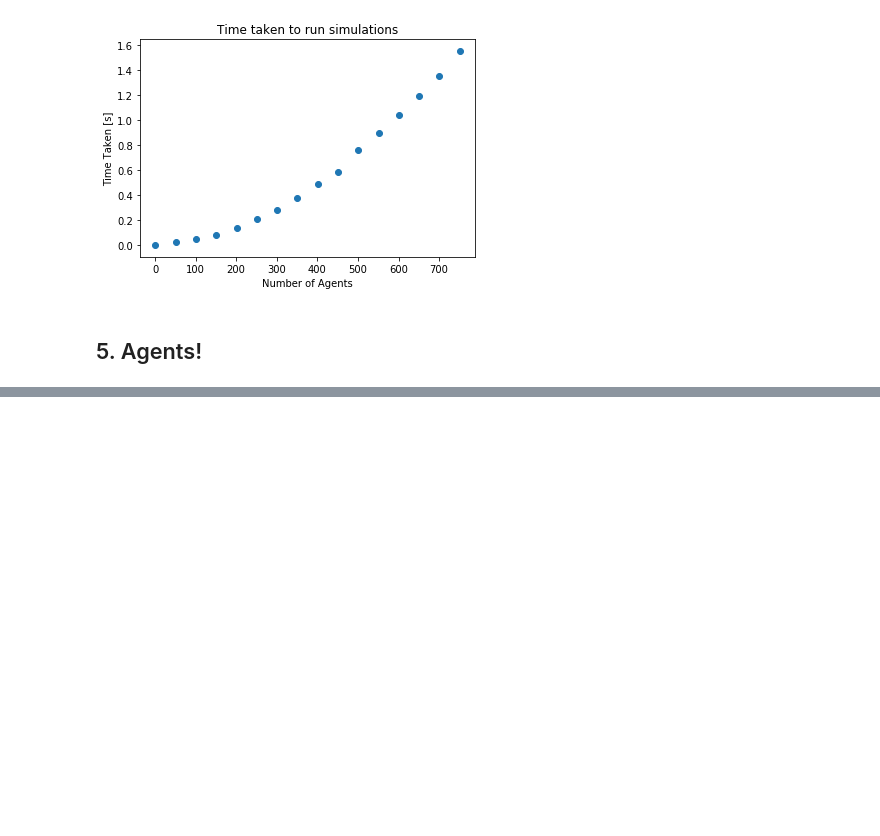
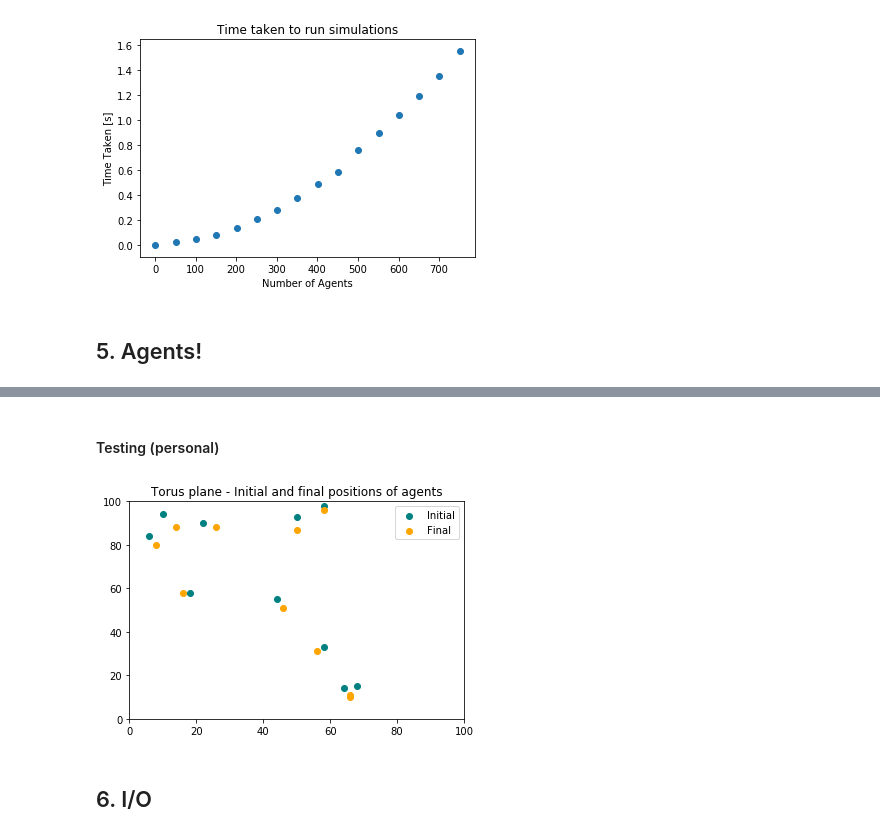
Before and after one commit to amiraliemami/SheepSim, a Jupyter notebook: Jupyter Workbook.ipynb, the cells around one changed output, grey strips where cells are left out. Drawn from its saved outputs; the diff is of its cells as text; code cells hidden in the pictures; blank space fills up the shorter version.

```diff
--- a/Jupyter Workbook.ipynb
+++ b/Jupyter Workbook.ipynb
@@ -319,0 +328,37 @@ rocket 2 at [20, 40]
+# %% [markdown]
+#### Testing (personal)
+# %%
+import agentframework as af
+import numpy as np
+import matplotlib.pyplot as plt
+random.seed(100)
+
+#### INITIALISE
+
+num_of_agents = 10
+agents = []
+for _ in range(num_of_agents):
+    agents.append(af.Agent())
+
+# plot initial positions
+np_agents = np.array([[agent.x,agent.y] for agent in agents])
+plt.scatter(np_agents[:,0],np_agents[:,1],c='teal',label='Initial')
+
+#### UPDATE POSITIONS
+
+for i in range(len(agents)):
+    agents[i].move()
+
+# plot final positions
+np_agents_new = np.array([[agent.x,agent.y] for agent in agents])
+plt.scatter(np_agents_new[:,0],np_agents_new[:,1],c='orange',label='Final')
+
+plt.title('Torus plane - Initial and final positions of agents')
+plt.ylim(0, 100)
+plt.xlim(0, 100)
+plt.legend()
+plt.show()
+# %% [output]
+[figure, added]
+# %% [markdown]
+## 6. I/O
```
Also changed, not shown: parts of 16 cells of this notebook, 3 other files.
